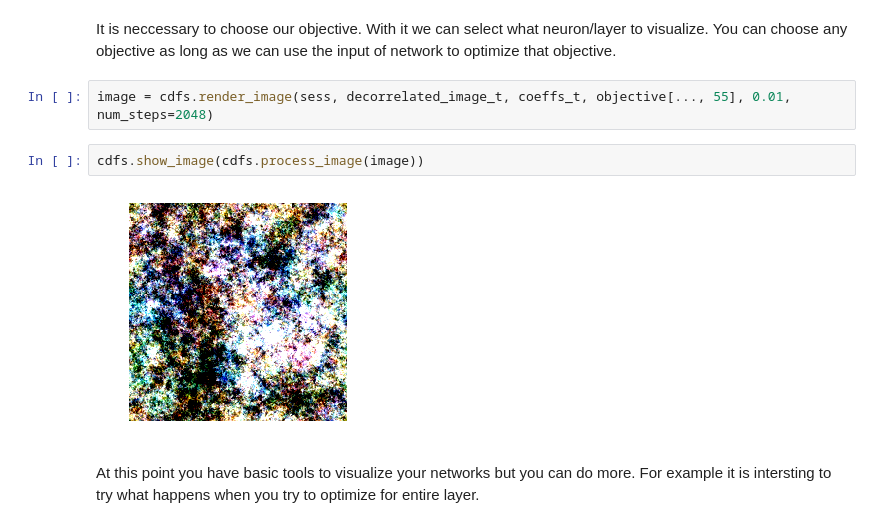
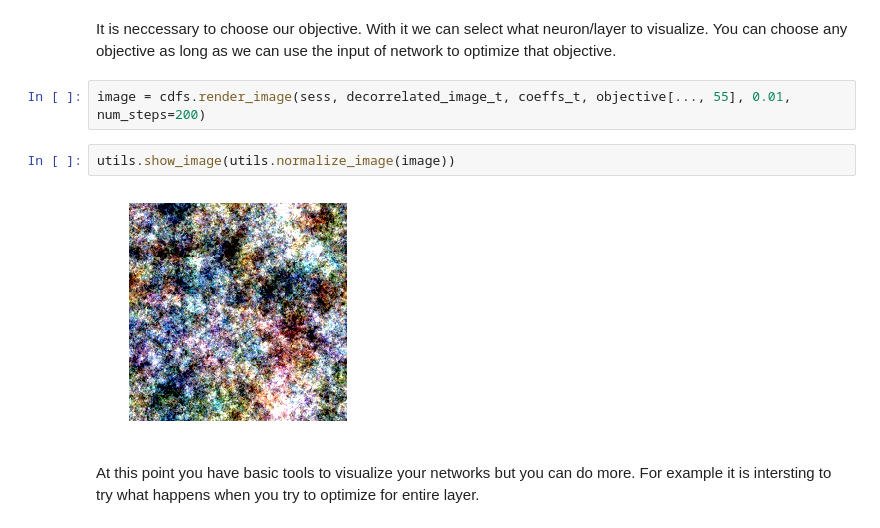
Before and after one commit to Showmax/conveiro, a Jupyter notebook: docs/cdfs.ipynb, the cells around one changed output. Drawn from its saved outputs; the diff is of its cells as text.

Commit message:
Update notebooks with new image functions

```diff
--- a/docs/cdfs.ipynb
+++ b/docs/cdfs.ipynb
@@ -37,11 +38,11 @@ objective = graph.get_tensor_by_name("inception1/block3b/concat:0")
 # %% [markdown]
 It is neccessary to choose our objective. With it we can select what neuron/layer to visualize. You can choose any objective as long as we can use the input of network to optimize that objective.
 # %%
-image = cdfs.render_image(sess, decorrelated_image_t, coeffs_t, objective[..., 55], 0.01, num_steps=2048)
+image = cdfs.render_image(sess, decorrelated_image_t, coeffs_t, objective[..., 55], 0.01, num_steps=200)
-# %%
-cdfs.show_image(cdfs.process_image(image))
-# %% [output]
-[figure, removed]
+# %%
+utils.show_image(utils.normalize_image(image))
+# %% [output]
+[figure, added]
 # %% [markdown]
 At this point you have basic tools to visualize your networks but you can do more. For example it is intersting to try what happens when you try to optimize for entire layer.
 # %%
```
Also changed, not shown: parts of 5 cells of this notebook, 1 other file.
